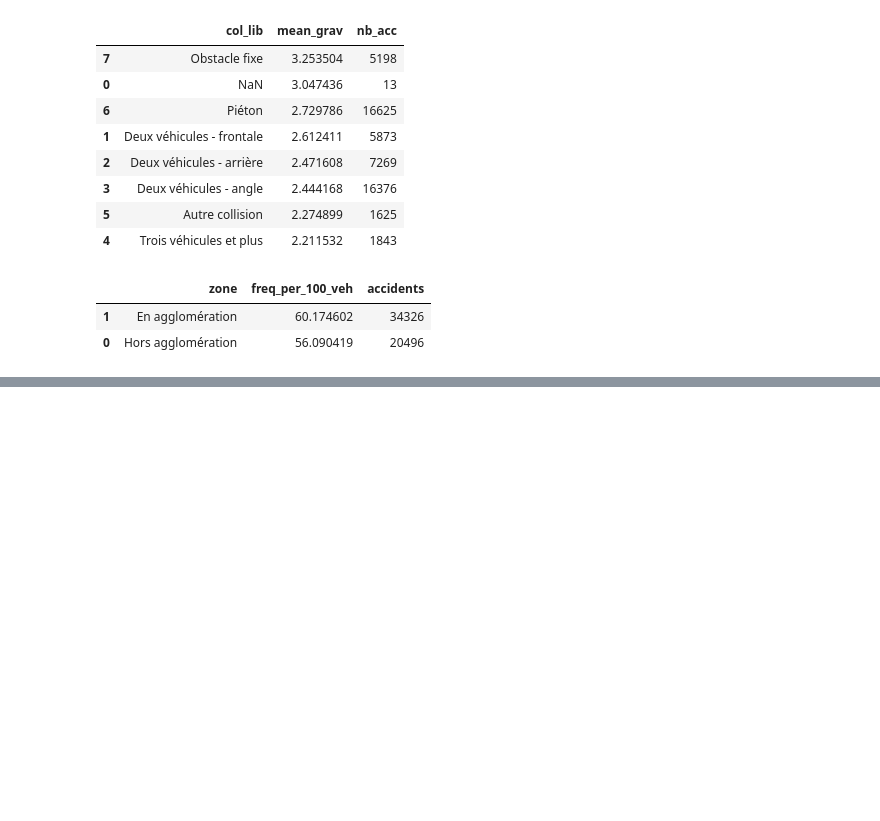
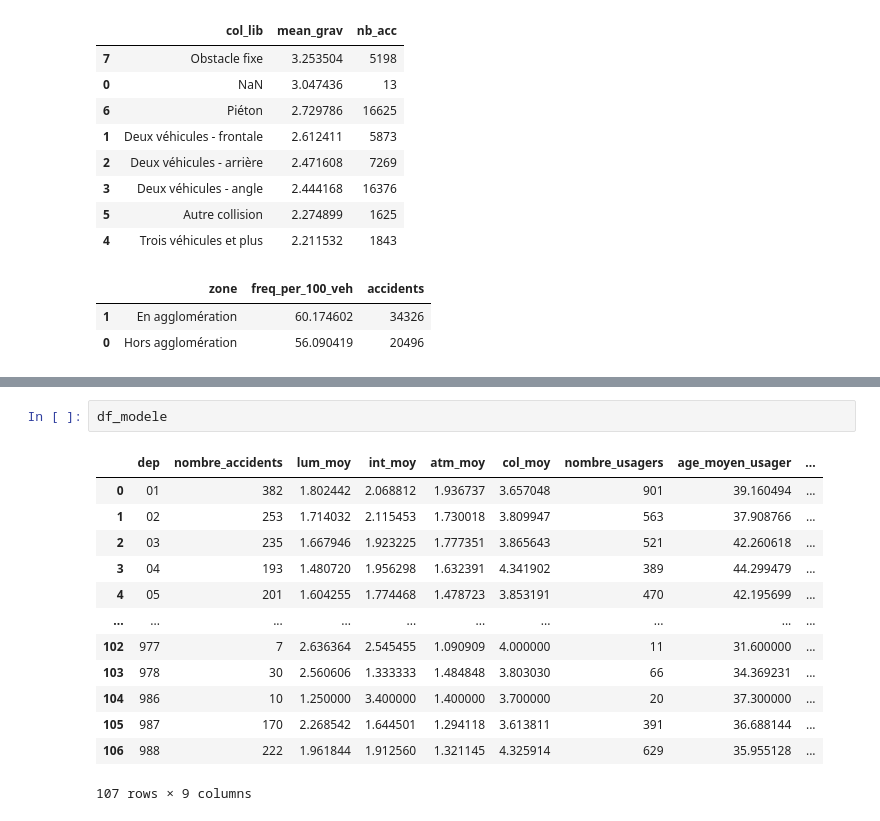
Before and after one commit to Rayan-Nemri/projetRydna, a Jupyter notebook: accident2023.ipynb, the cells around one changed output, grey strips where cells are left out. Saved outputs shown, nothing was run; the diff lists cells and outputs as text; blank space fills up the shorter version.

```diff
--- a/accident2023.ipynb
+++ b/accident2023.ipynb
@@ -487,0 +527,16 @@ display(agg_freq[["zone", "freq_per_100_veh", "accidents"]].sort_values("freq_pe
+# %%
+df_modele
+# %% [output]
+|  | dep | nombre_accidents | lum_moy | int_moy | atm_moy | col_moy | nombre_usagers | age_moyen_usager | ... |
+| 0 | 01 | 382 | 1.802442 | 2.068812 | 1.936737 | 3.657048 | 901 | 39.160494 | ... |
+| 1 | 02 | 253 | 1.714032 | 2.115453 | 1.730018 | 3.809947 | 563 | 37.908766 | ... |
+| 2 | 03 | 235 | 1.667946 | 1.923225 | 1.777351 | 3.865643 | 521 | 42.260618 | ... |
+| 3 | 04 | 193 | 1.480720 | 1.956298 | 1.632391 | 4.341902 | 389 | 44.299479 | ... |
+| 4 | 05 | 201 | 1.604255 | 1.774468 | 1.478723 | 3.853191 | 470 | 42.195699 | ... |
+| ... | ... | ... | ... | ... | ... | ... | ... | ... | ... |
+| 102 | 977 | 7 | 2.636364 | 2.545455 | 1.090909 | 4.000000 | 11 | 31.600000 | ... |
+| 103 | 978 | 30 | 2.560606 | 1.333333 | 1.484848 | 3.803030 | 66 | 34.369231 | ... |
+| 104 | 986 | 10 | 1.250000 | 3.400000 | 1.400000 | 3.700000 | 20 | 37.300000 | ... |
+| 105 | 987 | 170 | 2.268542 | 1.644501 | 1.294118 | 3.613811 | 391 | 36.688144 | ... |
+| 106 | 988 | 222 | 1.961844 | 1.912560 | 1.321145 | 4.325914 | 629 | 35.955128 | ... |
+107 rows × 9 columns
```
Also changed, not shown: parts of 12 cells of this notebook, 1 other file.
